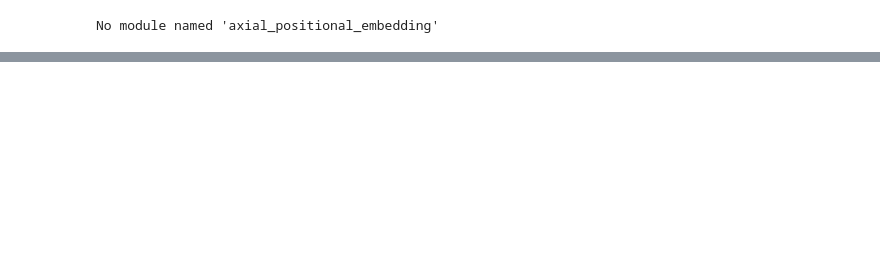
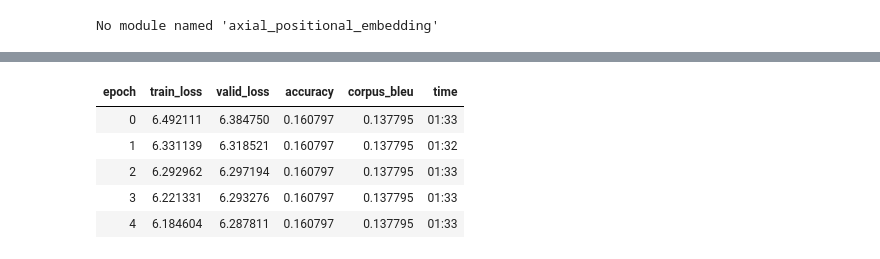
Before and after one commit to sheikmohdimran/Experiments_2020, a Jupyter notebook: NLP/SWT_fastai.ipynb, the cells around one changed output, grey strips where cells are left out. Saved outputs shown, nothing was run; the diff lists cells and outputs as text; code cells hidden in the pictures; blank space fills up the shorter version.

```diff
--- a/NLP/SWT_fastai.ipynb
+++ b/NLP/SWT_fastai.ipynb
@@ -691,7 +694,7 @@ class CombineInputOutputCallback(Callback):
     '''Callback to combine the input and target text into self.xb'''
     def __init__(self): pass
     def before_batch(self):
-        self.learn.xb = (self.xb[0], self.yb[0])
+        self.learn.xb = (self.xb[0], self.yb[0][:, :-1])
 
 
 class RemoveEOSCallback(Callback):
@@ -741,2 +745,9 @@ ValueError: ignored
 # %%
-learn.fit_one_cycle(3, 3e-4)
+learn.fit_one_cycle(5, 3e-3)
+# %% [output]
+| epoch | train_loss | valid_loss | accuracy | corpus_bleu | time |
+| 0 | 6.492111 | 6.384750 | 0.160797 | 0.137795 | 01:33 |
+| 1 | 6.331139 | 6.318521 | 0.160797 | 0.137795 | 01:32 |
+| 2 | 6.292962 | 6.297194 | 0.160797 | 0.137795 | 01:33 |
+| 3 | 6.221331 | 6.293276 | 0.160797 | 0.137795 | 01:33 |
+| 4 | 6.184604 | 6.287811 | 0.160797 | 0.137795 | 01:33 |
```
Also changed, not shown: parts of 8 cells of this notebook.
